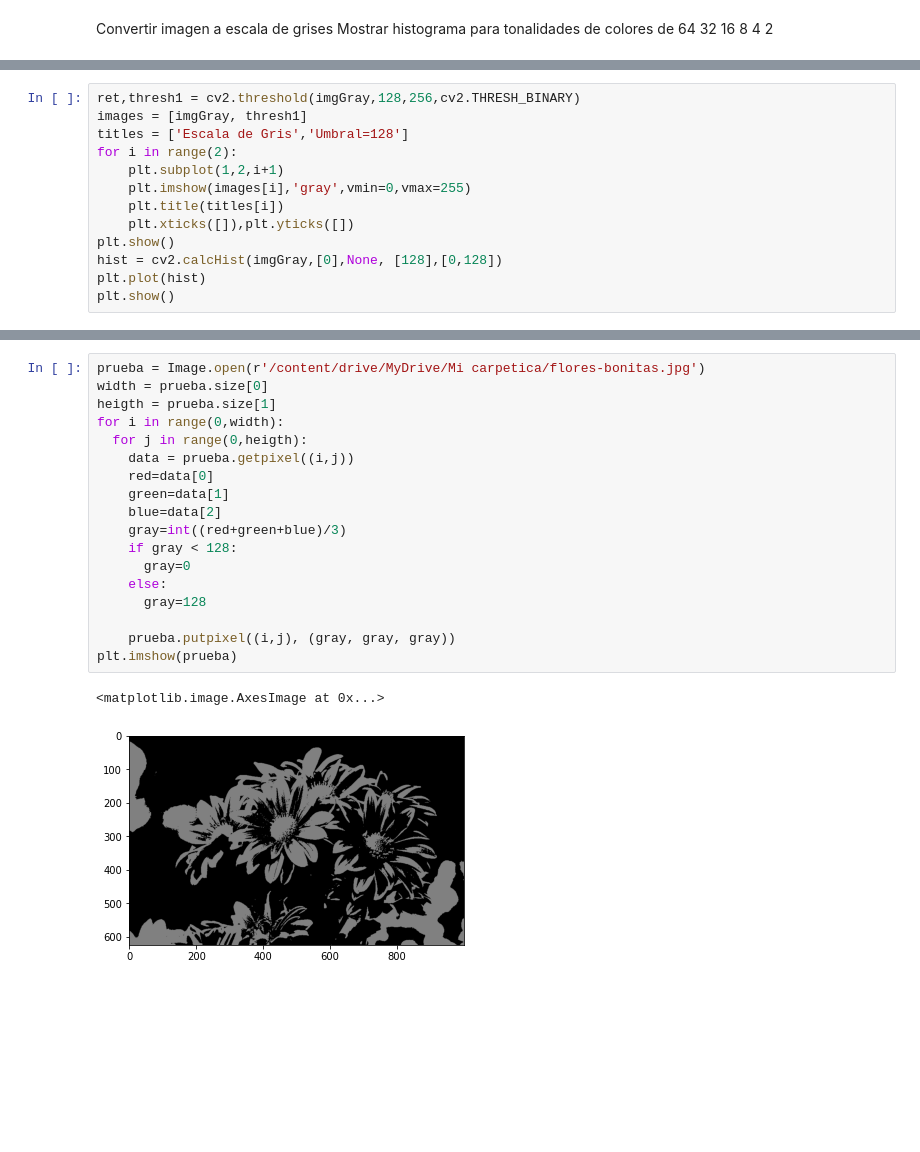
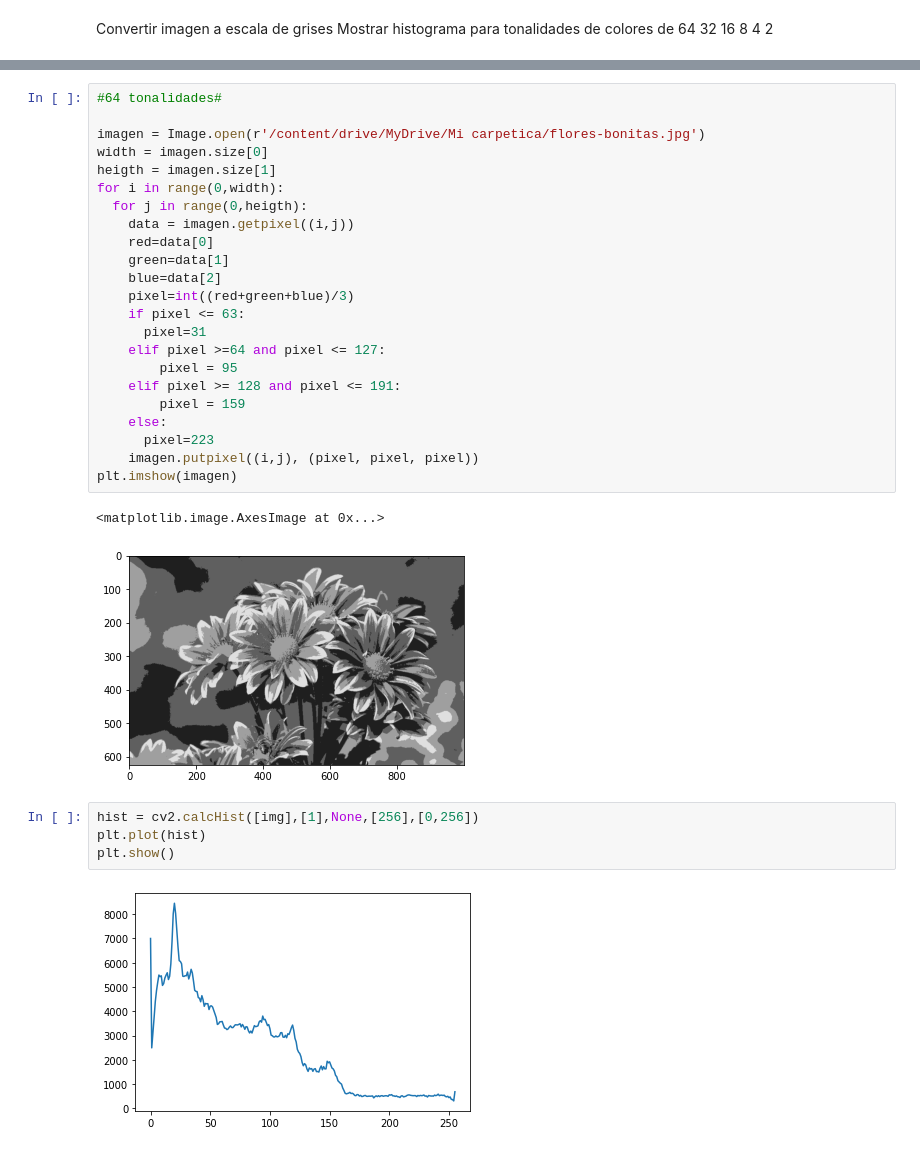
Before and after one commit to JhovanyArias/VisionArtificial, a Jupyter notebook: Taller1.ipynb, the cells around one changed output, grey strips where cells are left out. Cells and saved outputs as stored; diff of their text form; blank space fills up the shorter version.

```diff
--- a/Taller1.ipynb
+++ b/Taller1.ipynb
@@ -232,13 +222,0 @@ plt.show()
-# %%
-ret,thresh1 = cv2.threshold(imgGray,128,256,cv2.THRESH_BINARY)
-images = [imgGray, thresh1]
-titles = ['Escala de Gris','Umbral=128']
-for i in range(2):
-    plt.subplot(1,2,i+1)
-    plt.imshow(images[i],'gray',vmin=0,vmax=255)
-    plt.title(titles[i])
-    plt.xticks([]),plt.yticks([])
-plt.show()
-hist = cv2.calcHist(imgGray,[0],None, [128],[0,128])
-plt.plot(hist)
-plt.show()
@@ -248,21 +223,32 @@ plt.show()
 # %%
-prueba = Image.open(r'/content/drive/MyDrive/Mi carpetica/flores-bonitas.jpg')
-width = prueba.size[0]
-heigth = prueba.size[1]
+#64 tonalidades#
+
+imagen = Image.open(r'/content/drive/MyDrive/Mi carpetica/flores-bonitas.jpg')
+width = imagen.size[0]
+heigth = imagen.size[1]
 for i in range(0,width):
   for j in range(0,heigth):
-    data = prueba.getpixel((i,j))
+    data = imagen.getpixel((i,j))
     red=data[0]
     green=data[1]
     blue=data[2]
-    gray=int((red+green+blue)/3)
-    if gray < 128:
-      gray=0
+    pixel=int((red+green+blue)/3)
+    if pixel <= 63:
+      pixel=31
+    elif pixel >=64 and pixel <= 127:
+        pixel = 95
+    elif pixel >= 128 and pixel <= 191:
+        pixel = 159
     else:
-      gray=128
-
-    prueba.putpixel((i,j), (gray, gray, gray))
-plt.imshow(prueba)
+      pixel=223
+    imagen.putpixel((i,j), (pixel, pixel, pixel))
+plt.imshow(imagen)
 # %% [output]
 <matplotlib.image.AxesImage at 0x...>
-[figure, old version]
+[figure, new version]
+# %%
+hist = cv2.calcHist([img],[1],None,[256],[0,256])
+plt.plot(hist)
+plt.show()
+# %% [output]
+[figure, added]
```
Also changed, not shown: parts of 8 cells of this notebook.
